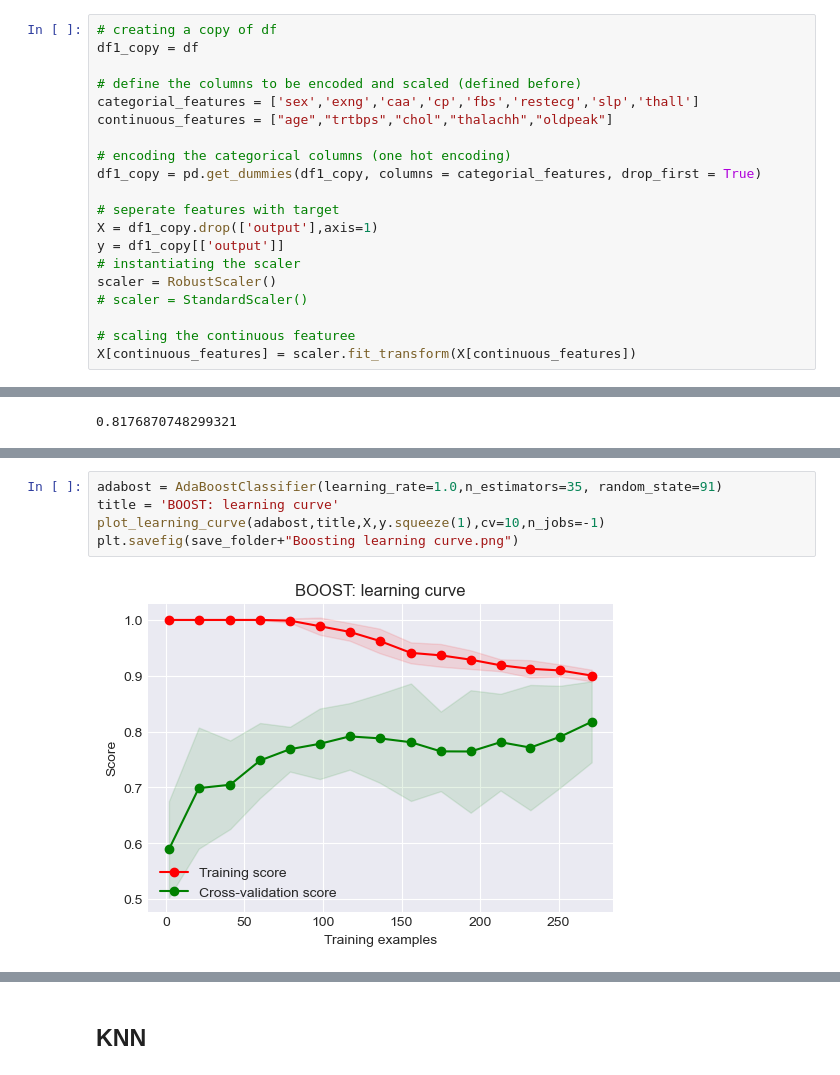
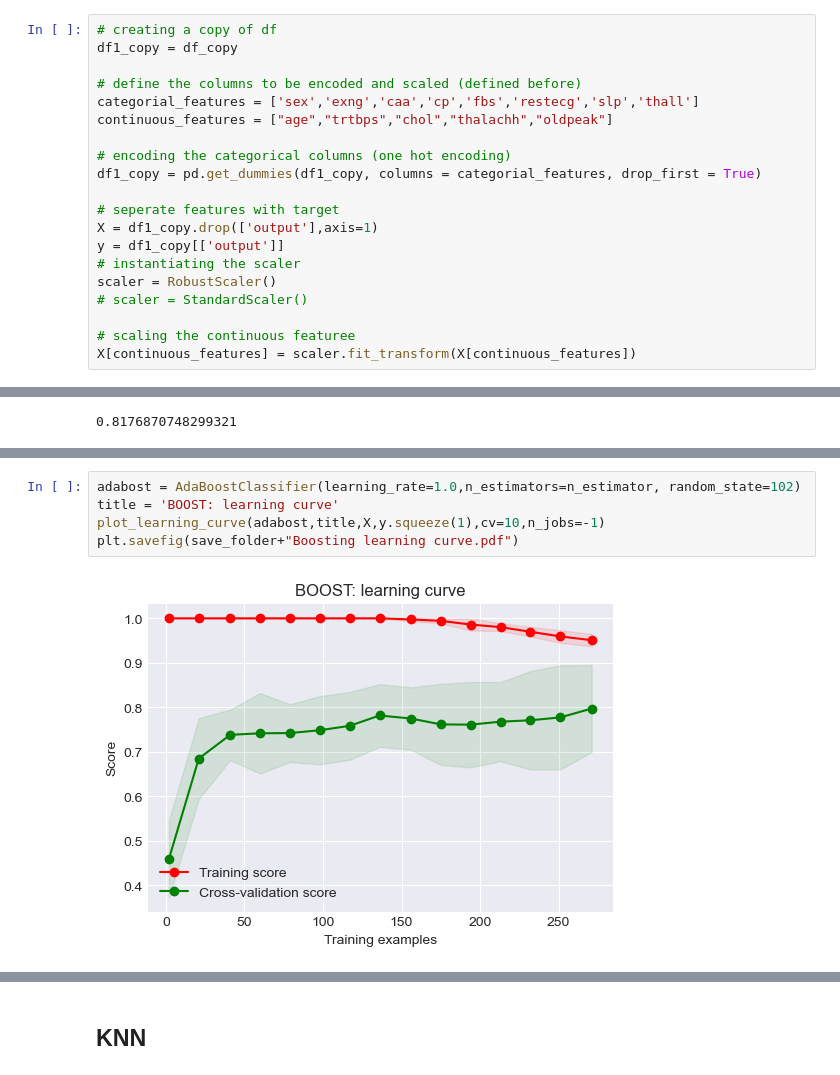
Before and after one commit to Alijafr/ML, a Jupyter notebook: assignment 1/code/Heart attack prediction .ipynb, the cells around one changed output, grey strips where cells are left out. Drawn from its saved outputs; the diff is of its cells as text.

```diff
--- a/assignment 1/code/Heart attack prediction .ipynb
+++ b/assignment 1/code/Heart attack prediction .ipynb
@@ -255,7 +255,7 @@ from sklearn.model_selection import cross_val_score
 from sklearn.model_selection import GridSearchCV
 # %%
 # creating a copy of df
-df1_copy = df
+df1_copy = df_copy
 
 # define the columns to be encoded and scaled (defined before)
 categorial_features = ['sex','exng','caa','cp','fbs','restecg','slp','thall']
@@ -991,12 +994,12 @@ The test accuracy score of DT is  0.9016393442622951
 0.0742878036745718
 [figure]
 # %%
-adabost = AdaBoostClassifier(learning_rate=1.0,n_estimators=35, random_state=91)
+adabost = AdaBoostClassifier(learning_rate=1.0,n_estimators=n_estimator, random_state=102)
 title = 'BOOST: learning curve'
 plot_learning_curve(adabost,title,X,y.squeeze(1),cv=10,n_jobs=-1)
-plt.savefig(save_folder+"Boosting learning curve.png")
+plt.savefig(save_folder+"Boosting learning curve.pdf")
 # %% [output]
-[figure, old version]
+[figure, new version]
 # %%
 test_acc_boost_n_est = []
 train_acc_boost_n_est = []
```
Also changed, not shown: parts of 22 cells of this notebook, 17 other files.
